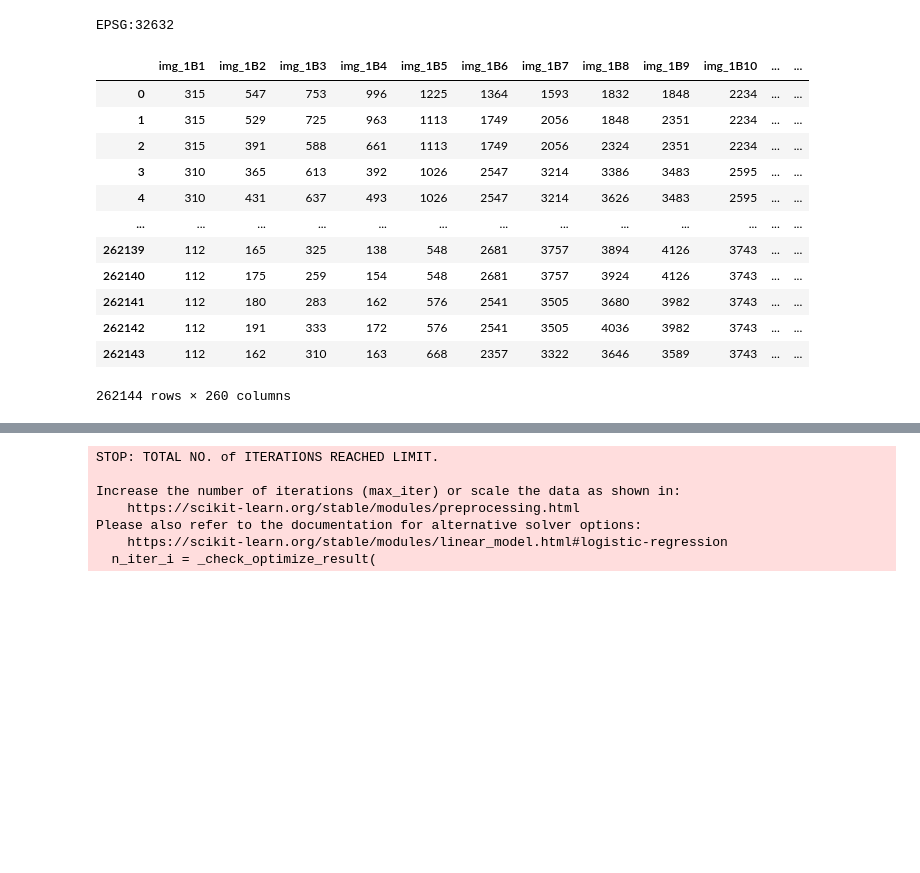
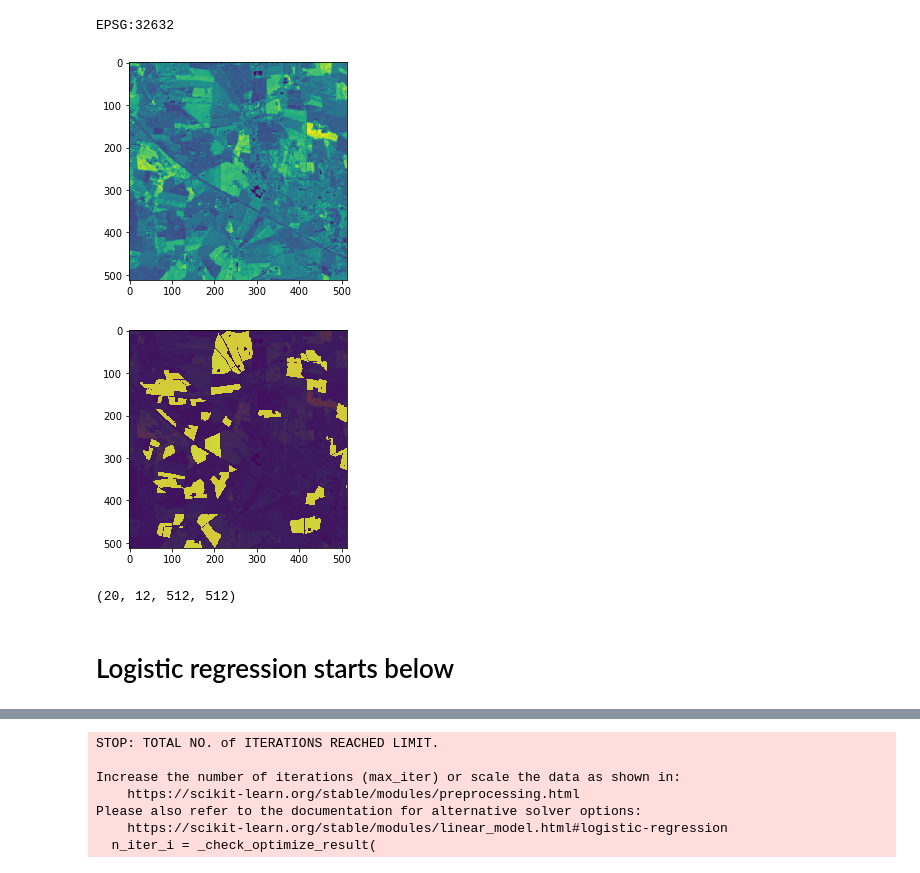
Before and after one commit to adithyaiyer1999/BudnipWheat, a Jupyter notebook: Make Dataset.ipynb, the cells around one changed output, grey strips where cells are left out. Drawn from its saved outputs; the diff is of its cells as text; code cells hidden in the pictures; blank space fills up the shorter version.

```diff
--- a/Make Dataset.ipynb
+++ b/Make Dataset.ipynb
@@ -34,31 +34,30 @@ import scripts.data_prep as data_prep
 
 # Input the file paths here
 
-raster_path = "/application/pi/Desktop/all imp data/k19-07024.tif"
+raster_path = "/application/pi/Desktop/all imp data/k19-08031.tif"
 vector_path = "/application/pi/Desktop/adi_budnip/WinterWheat.shp"
 
 # # Make the data file from the Raster and shape file with necessary preprocessing
 # data = data_prep.make_dataframe_with_bands(vector_path,raster_path)
 
 # Make 512x512 images from original image and get a single dataframe with n images
-data_split_image = data_prep.split_image_into_516x516(vector_path,raster_path)
+data_split_image,data_split_mask  = data_prep.trainingDataForUNET(vector_path,raster_path)
 
 # #data = pd.to_pickle('WinterWheat_tagged.pkl')
 # %% [output]
 EPSG:32632
+# %%
+plt.imshow(data_split_image[0][6])
+plt.imshow(data_split_mask[0], alpha = 0.0)
+plt.show()
+
+plt.imshow(data_split_image[0][6])
+plt.imshow(data_split_mask[0], alpha = 0.8)
+plt.show()
+# %% [output]
+[figure, added]
+[figure, added]
 # %%
-data_split_image
+data_split_image.shape
 # %% [output]
-|  | img_1B1 | img_1B2 | img_1B3 | img_1B4 | img_1B5 | img_1B6 | img_1B7 | img_1B8 | img_1B9 | img_1B10 | ... | ... |
-| 0 | 315 | 547 | 753 | 996 | 1225 | 1364 | 1593 | 1832 | 1848 | 2234 | ... | ... |
-| 1 | 315 | 529 | 725 | 963 | 1113 | 1749 | 2056 | 1848 | 2351 | 2234 | ... | ... |
-| 2 | 315 | 391 | 588 | 661 | 1113 | 1749 | 2056 | 2324 | 2351 | 2234 | ... | ... |
-| 3 | 310 | 365 | 613 | 392 | 1026 | 2547 | 3214 | 3386 | 3483 | 2595 | ... | ... |
-| 4 | 310 | 431 | 637 | 493 | 1026 | 2547 | 3214 | 3626 | 3483 | 2595 | ... | ... |
-| ... | ... | ... | ... | ... | ... | ... | ... | ... | ... | ... | ... | ... |
-| 262139 | 112 | 165 | 325 | 138 | 548 | 2681 | 3757 | 3894 | 4126 | 3743 | ... | ... |
-| 262140 | 112 | 175 | 259 | 154 | 548 | 2681 | 3757 | 3924 | 4126 | 3743 | ... | ... |
-| 262141 | 112 | 180 | 283 | 162 | 576 | 2541 | 3505 | 3680 | 3982 | 3743 | ... | ... |
-| 262142 | 112 | 191 | 333 | 172 | 576 | 2541 | 3505 | 4036 | 3982 | 3743 | ... | ... |
-| 262143 | 112 | 162 | 310 | 163 | 668 | 2357 | 3322 | 3646 | 3589 | 3743 | ... | ... |
-262144 rows × 260 columns
+(20, 12, 512, 512)
@@ -65,3 +74,5 @@ data_split_image
+# %% [markdown]
+# Logistic regression starts below
 # %%
 # Getting the preprocessed data as 12 bands and masked with arow "isWheat" which is Binary
 # , 1 indicating that wheat is present
```
Also changed, not shown: parts of 2 cells of this notebook, 4 other files.
